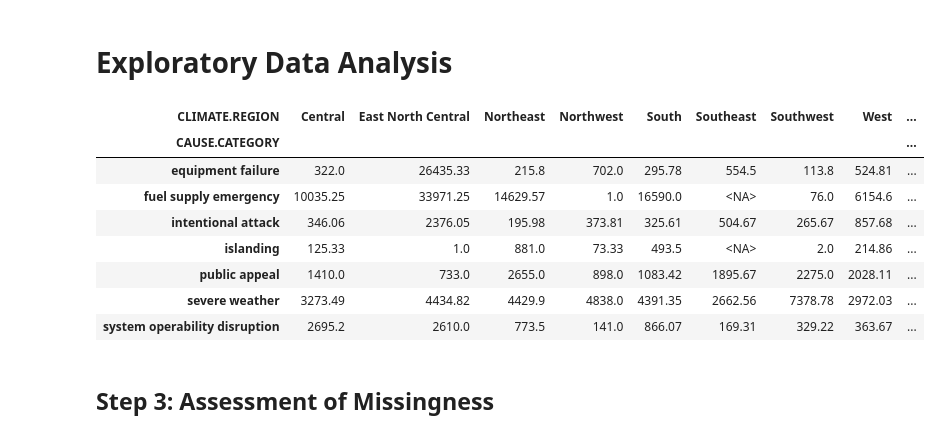
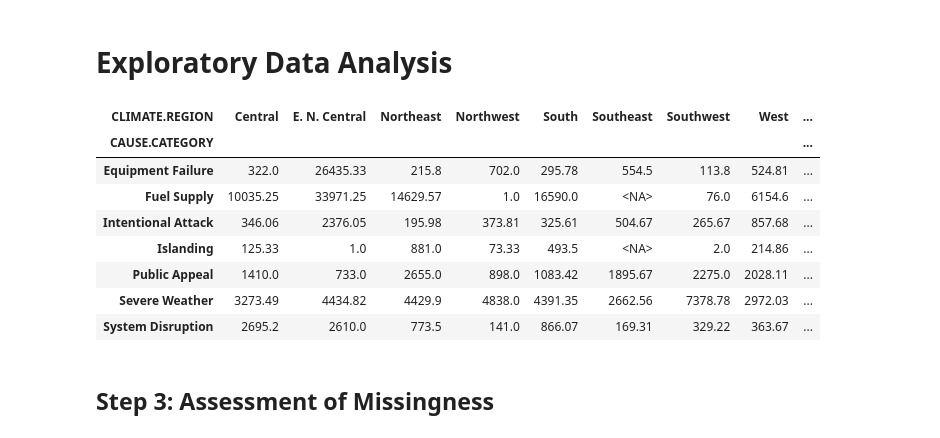
Before and after one commit to k-phantastic/US-Power-Outage-Analysis, a Jupyter notebook: full_study.ipynb, the cells around one changed output. Cells and saved outputs as stored; diff of their text form; code cells hidden in the pictures.

```diff
--- a/full_study.ipynb
+++ b/full_study.ipynb
@@ -415,28 +415,45 @@ fig.write_html('docs/assets/plots/outages_by_cause_category.html', include_plotl
 # %%
 # Relevant climate region map: https://www.ncei.noaa.gov/access/monitoring/reference-maps/us-climate-regions
 pivot_df = (
     df_cleaned
     .groupby(['CAUSE.CATEGORY', 'CLIMATE.REGION'], observed=True)
     .agg(avg_outage_duration = ('OUTAGE.DURATION', 'mean'))
     .reset_index()
 )
 
 pivot_table = pivot_df.pivot_table(
     index='CAUSE.CATEGORY',
     columns='CLIMATE.REGION',
     values='avg_outage_duration',
 )
+
+region_abbrev = {
+    'East North Central': 'E. N. Central',
+    'West North Central': 'W. N. Central',
+}
+
+cause_abbrev = {
+    'equipment failure': 'Equipment Failure',
+    'fuel supply emergency': 'Fuel Supply',
+    'intentional attack': 'Intentional Attack',
+    'islanding': 'Islanding',
+    'public appeal': 'Public Appeal',
+    'severe weather': 'Severe Weather',
+    'system operability disruption': 'System Disruption',
+}
+
+pivot_table = pivot_table.rename(columns=region_abbrev, index=cause_abbrev)
 pivot_table
 # %% [output]
-| CLIMATE.REGION | Central | East North Central | Northeast | Northwest | South | Southeast | Southwest | West | ... |
+| CLIMATE.REGION | Central | E. N. Central | Northeast | Northwest | South | Southeast | Southwest | West | ... |
 | CAUSE.CATEGORY |  |  |  |  |  |  |  |  | ... |
-| equipment failure | 322.0 | 26435.33 | 215.8 | 702.0 | 295.78 | 554.5 | 113.8 | 524.81 | ... |
-| fuel supply emergency | 10035.25 | 33971.25 | 14629.57 | 1.0 | 16590.0 | <NA> | 76.0 | 6154.6 | ... |
-| intentional attack | 346.06 | 2376.05 | 195.98 | 373.81 | 325.61 | 504.67 | 265.67 | 857.68 | ... |
-| islanding | 125.33 | 1.0 | 881.0 | 73.33 | 493.5 | <NA> | 2.0 | 214.86 | ... |
-| public appeal | 1410.0 | 733.0 | 2655.0 | 898.0 | 1083.42 | 1895.67 | 2275.0 | 2028.11 | ... |
-| severe weather | 3273.49 | 4434.82 | 4429.9 | 4838.0 | 4391.35 | 2662.56 | 7378.78 | 2972.03 | ... |
-| system operability disruption | 2695.2 | 2610.0 | 773.5 | 141.0 | 866.07 | 169.31 | 329.22 | 363.67 | ... |
+| Equipment Failure | 322.0 | 26435.33 | 215.8 | 702.0 | 295.78 | 554.5 | 113.8 | 524.81 | ... |
+| Fuel Supply | 10035.25 | 33971.25 | 14629.57 | 1.0 | 16590.0 | <NA> | 76.0 | 6154.6 | ... |
+| Intentional Attack | 346.06 | 2376.05 | 195.98 | 373.81 | 325.61 | 504.67 | 265.67 | 857.68 | ... |
+| Islanding | 125.33 | 1.0 | 881.0 | 73.33 | 493.5 | <NA> | 2.0 | 214.86 | ... |
+| Public Appeal | 1410.0 | 733.0 | 2655.0 | 898.0 | 1083.42 | 1895.67 | 2275.0 | 2028.11 | ... |
+| Severe Weather | 3273.49 | 4434.82 | 4429.9 | 4838.0 | 4391.35 | 2662.56 | 7378.78 | 2972.03 | ... |
+| System Disruption | 2695.2 | 2610.0 | 773.5 | 141.0 | 866.07 | 169.31 | 329.22 | 363.67 | ... |
 # %%
 # Used LLM to fix table styling
 styled_pivot_table = (
```
Also changed, not shown: parts of 3 cells of this notebook, 9 other files.
